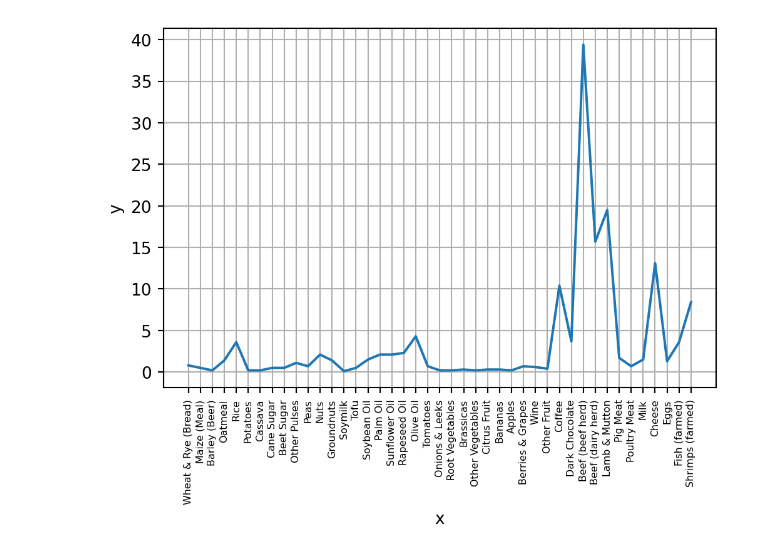
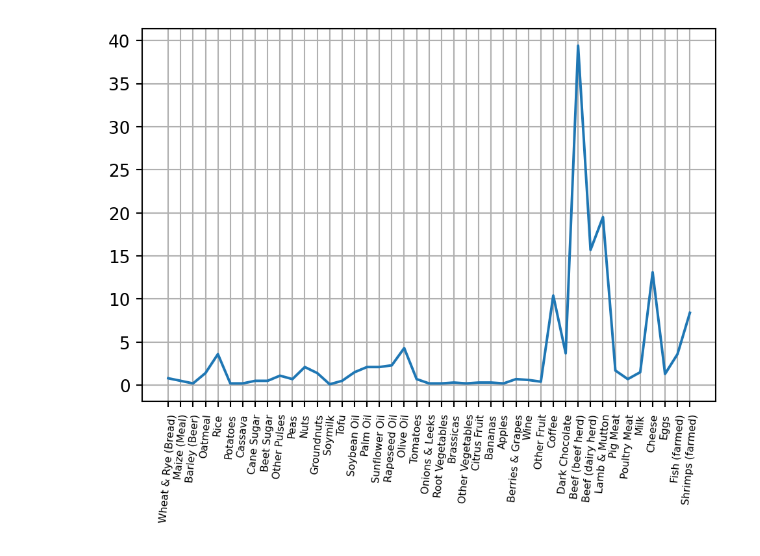
Before and after one commit to Jorge2018/Grafos_Python, a Jupyter notebook: Script_grafo01.ipynb, the cells around one changed output. Drawn from its saved outputs; the diff is of its cells as text; code cells hidden in the pictures.

```diff
--- a/Script_grafo01.ipynb
+++ b/Script_grafo01.ipynb
@@ -3,16 +3,14 @@
 # %%
 import pandas as pd
 import numpy as np
 import matplotlib.pyplot as plt
 df=pd.read_csv(r'https://raw.githubusercontent.com/Jorge2018/DataScience2022-2/main/GHG-emissions-by-life-cycle-stage-OurWorldinData-upload.csv')
 x1 = df['Food product']
 y1 = df['Farm']
 plt.figure(dpi=190)
 plt.plot(x1, y1, label = "$y_1 -> Tab1$" )
-plt.xlabel("x")
-plt.ylabel("y")
-plt.xticks(rotation=90,fontsize=6)
+plt.xticks(rotation=85,fontsize=6)
 plt.grid()
 plt.show()
 # %% [output]
-[figure, old version]
+[figure, new version]
```
